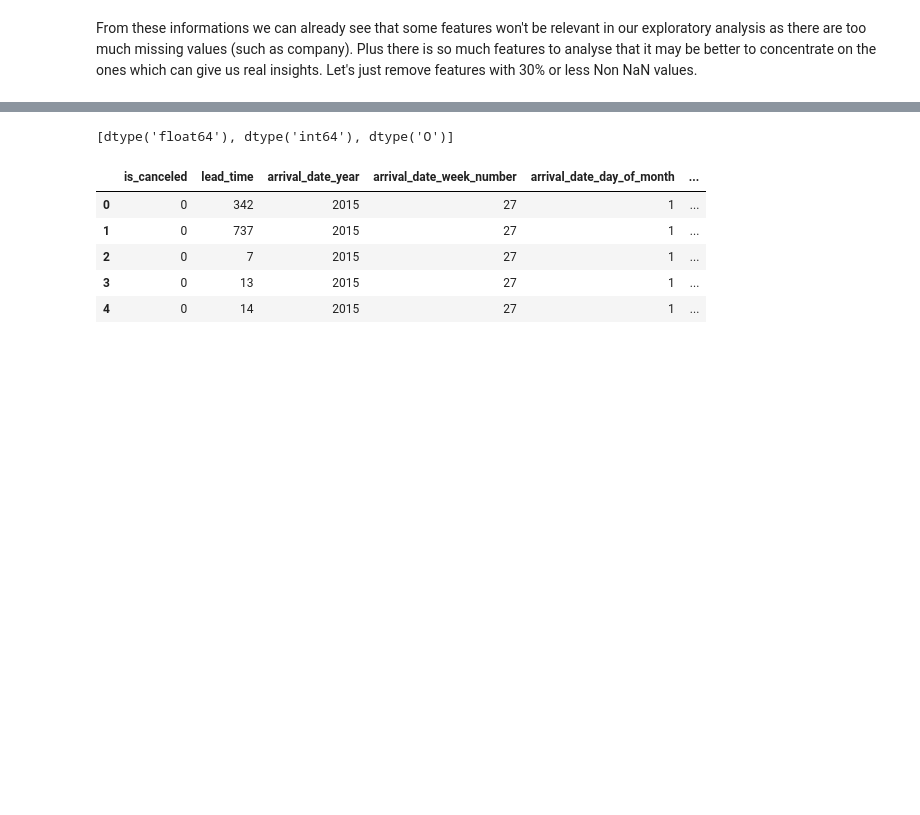
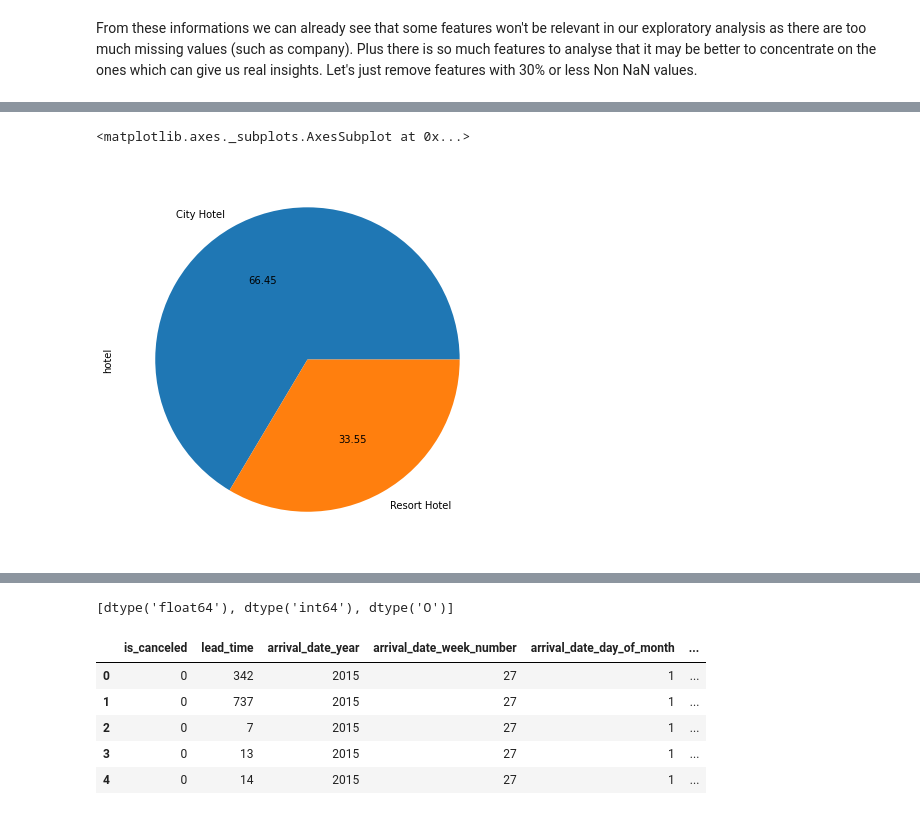
Before and after one commit to UserDs/Hotel-Booking-Analysis, a Jupyter notebook: Hotel_Booking_Analysis.ipynb, the cells around one changed output, grey strips where cells are left out. Saved outputs shown, nothing was run; the diff lists cells and outputs as text; code cells hidden in the pictures; blank space fills up the shorter version.

```diff
--- a/Hotel_Booking_Analysis.ipynb
+++ b/Hotel_Booking_Analysis.ipynb
@@ -126,0 +210,31 @@ Now lets take a look at how the housing price is distributed
+# %%
+# Removing the outliers
+
+columns_list = ['lead_time',
+ 'stays_in_weekend_nights',
+ 'stays_in_week_nights',
+ 'adults',
+ 'children',
+ 'babies',
+ 'previous_cancellations',
+ 'previous_bookings_not_canceled',
+ 'booking_changes',
+ 'adr',
+ 'required_car_parking_spaces',
+ 'total_of_special_requests']
+
+print("Dataset size before outliers removal: ", len(df.index))
+
+for col in columns_list:
+  highest_allowed = df[col].mean() + 3*df[col].std()
+  lowest_allowed = df[col].mean() - 3*df[col].std()
+
+  condition = (df[col] > lowest_allowed) & (df[col] < highest_allowed)
+
+
+  df = df[condition]
+
+  # print("Feature" + col + "had", len(df.index), "outliers")
+  print(f"Datasize after removing outliers from feature {col} is {len(df.index)}")
+
+print("Dataset size after outliers removal: ", len(df.index))
@@ -126,0 +295,6 @@ Now lets take a look at how the housing price is distributed
+# %%
+# Checking the percentage of City and Resort Hotels
+df['hotel'].value_counts(normalize=True).plot(figsize = (7, 7), kind='pie', autopct="%.2f")
+# %% [output]
+<matplotlib.axes._subplots.AxesSubplot at 0x...>
+[figure, added]
```
Also changed, not shown: parts of 53 cells of this notebook.
